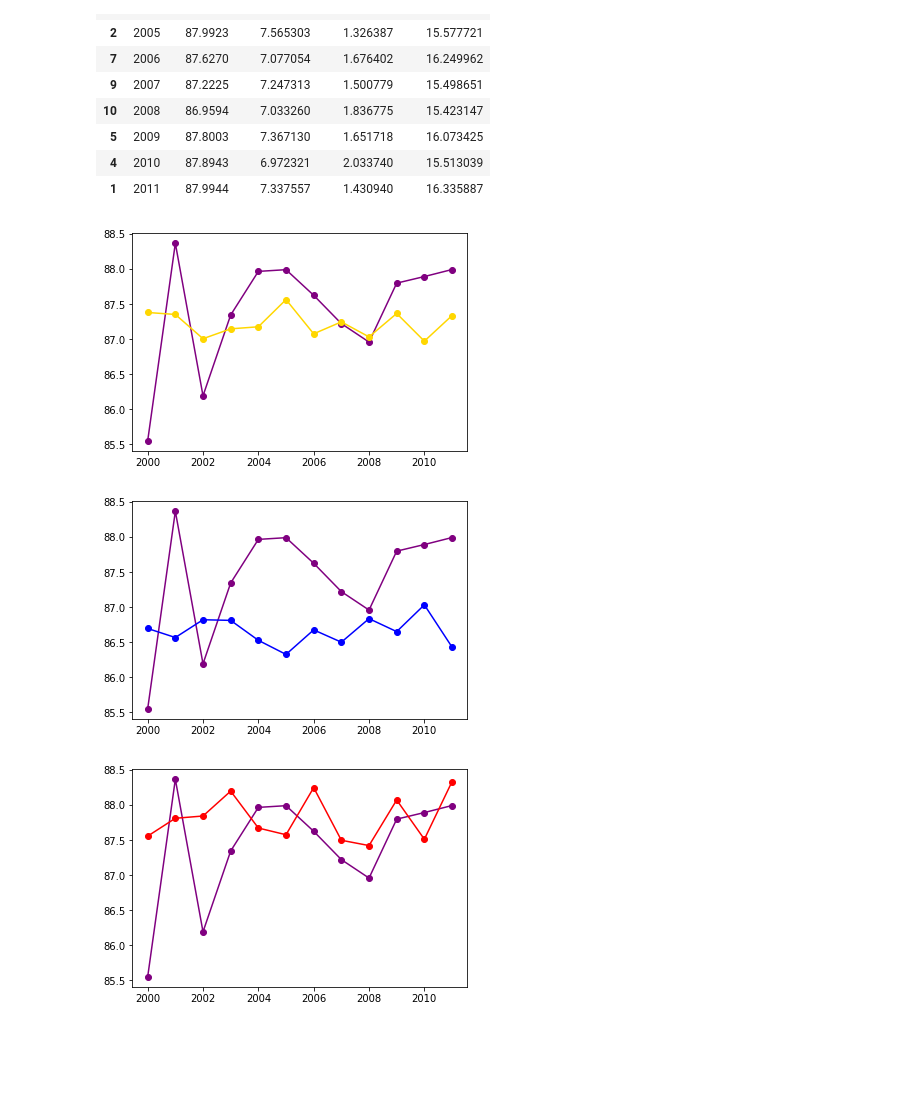
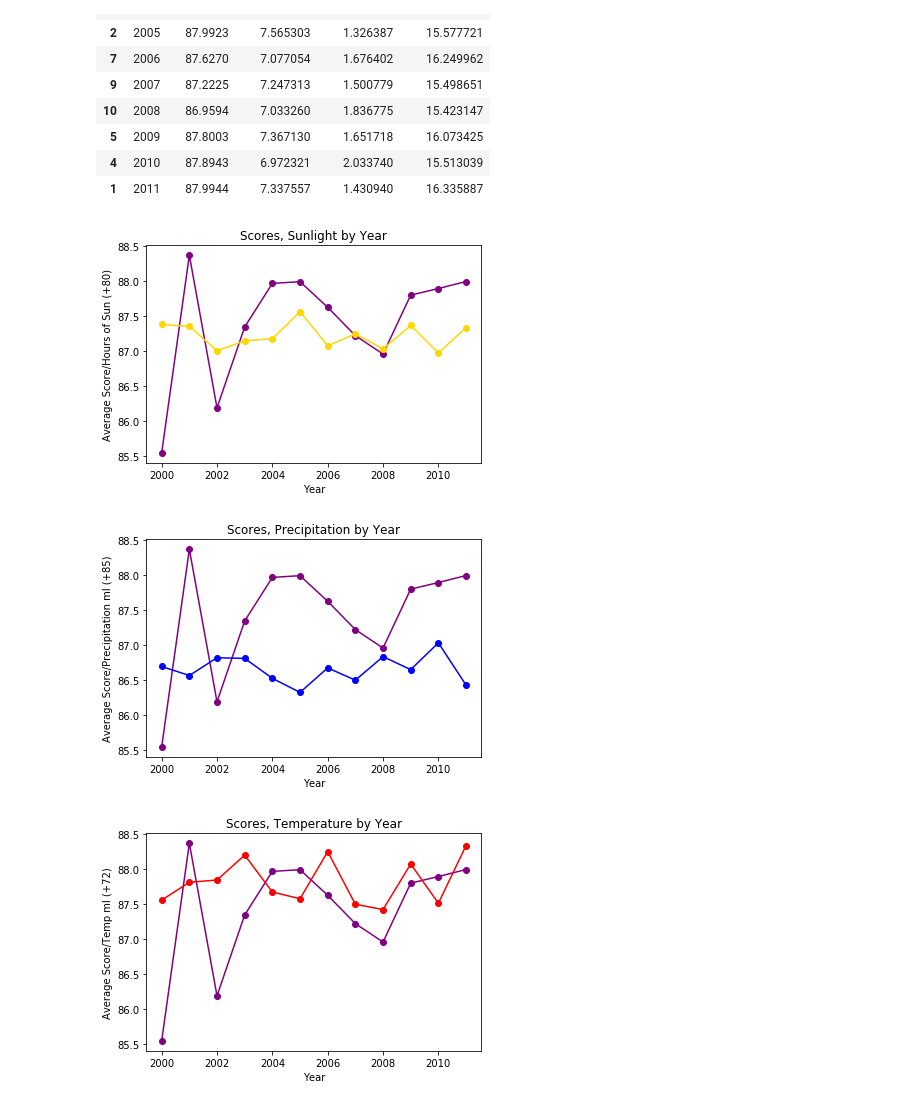
Before and after one commit to csick52/Wine-Repo, a Jupyter notebook: ETL Weather Data.ipynb, the cells around one changed output. Saved outputs shown, nothing was run; the diff lists cells and outputs as text; code cells hidden in the pictures; blank space fills up the shorter version.

Commit message:
visuals

```diff
--- a/ETL Weather Data.ipynb
+++ b/ETL Weather Data.ipynb
@@ -422,37 +422,43 @@ import matplotlib.pyplot as plt
 # %%
 years = wine_avgs["years"].tolist()
 scores = wine_avgs["avg_score"].tolist()
 sun = wine_avgs["average_sun"].tolist()
 rain = wine_avgs["average_rain"].tolist()
 temps = wine_avgs["average_temp"].tolist()
 
 sun = [i+80 for i in sun]
 rain = [i+85 for i in rain]
 temps = [i+72 for i in temps]
 
 plt.plot(years, scores, linestyle="-", marker="o", color="purple")
 plt.plot(years, sun, linestyle="-", marker="o", color="gold")
 plt.xlabel("Year")
 plt.ylabel("Average Score/Hours of Sun (+80)")
+plt.title("Scores, Sunlight by Year")
 
+plt.savefig("/Users/christophersicking/Desktop/SunScore.png")
 plt.show()
 # %% [output]
-[figure, old version]
+[figure, new version]
 # %%
 plt.plot(years, scores, linestyle="-", marker="o", color="purple")
 plt.plot(years, rain, linestyle="-", marker="o", color="blue")
 plt.xlabel("Year")
 plt.ylabel("Average Score/Precipitation ml (+85)")
+plt.title("Scores, Precipitation by Year")
 
+plt.savefig("/Users/christophersicking/Desktop/RainScore.png")
 plt.show()
 # %% [output]
-[figure, old version]
+[figure, new version]
 # %%
 plt.plot(years, scores, linestyle="-", marker="o", color="purple")
 plt.plot(years, temps, linestyle="-", marker="o", color="red")
 plt.xlabel("Year")
-plt.ylabel("Average Score/Average Temp ml (+85)")
+plt.ylabel("Average Score/Temp ml (+72)")
+plt.title("Scores, Temperature by Year")
 
+plt.savefig("/Users/christophersicking/Desktop/TempScore.png")
 plt.show()
 # %% [output]
-[figure, old version]
+[figure, new version]
```
Also changed, not shown: 3 other files.
